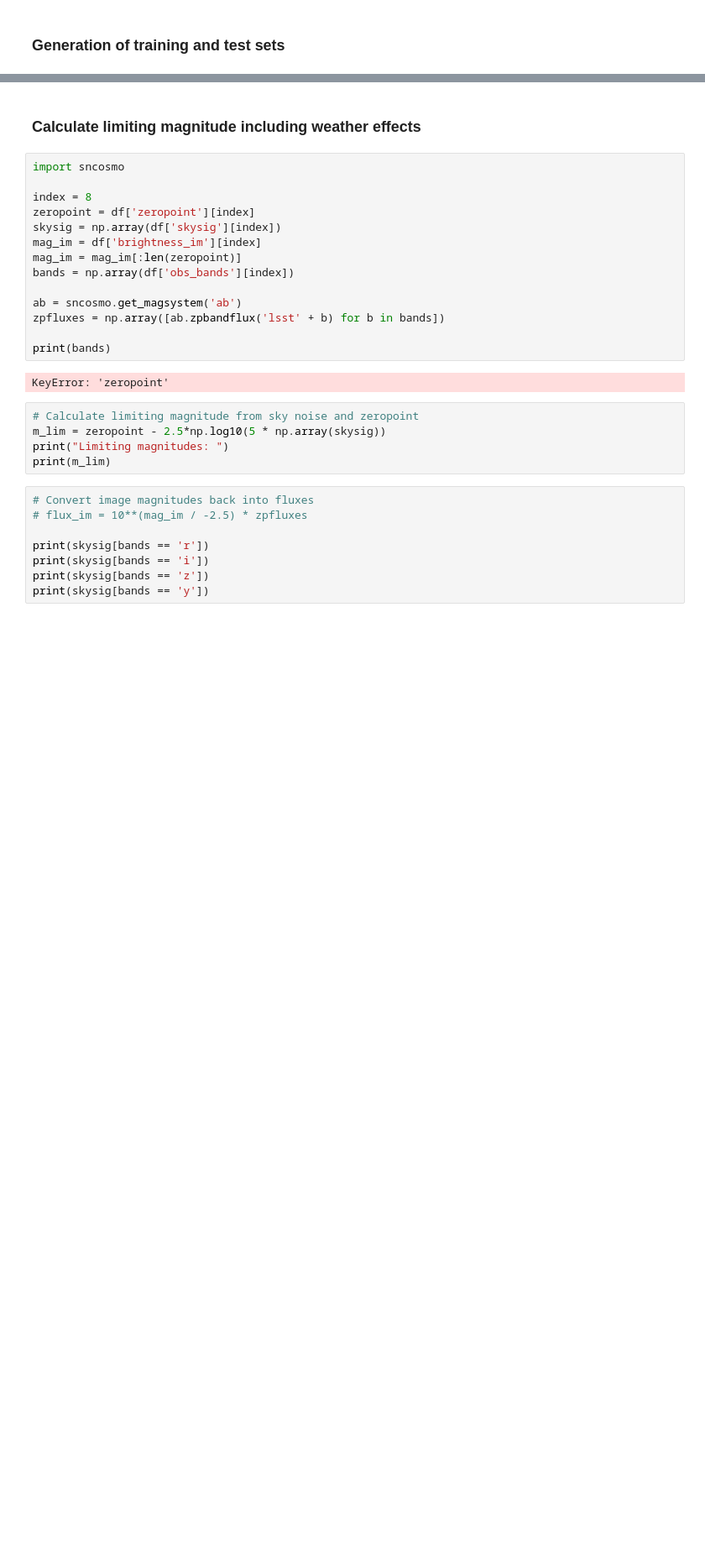
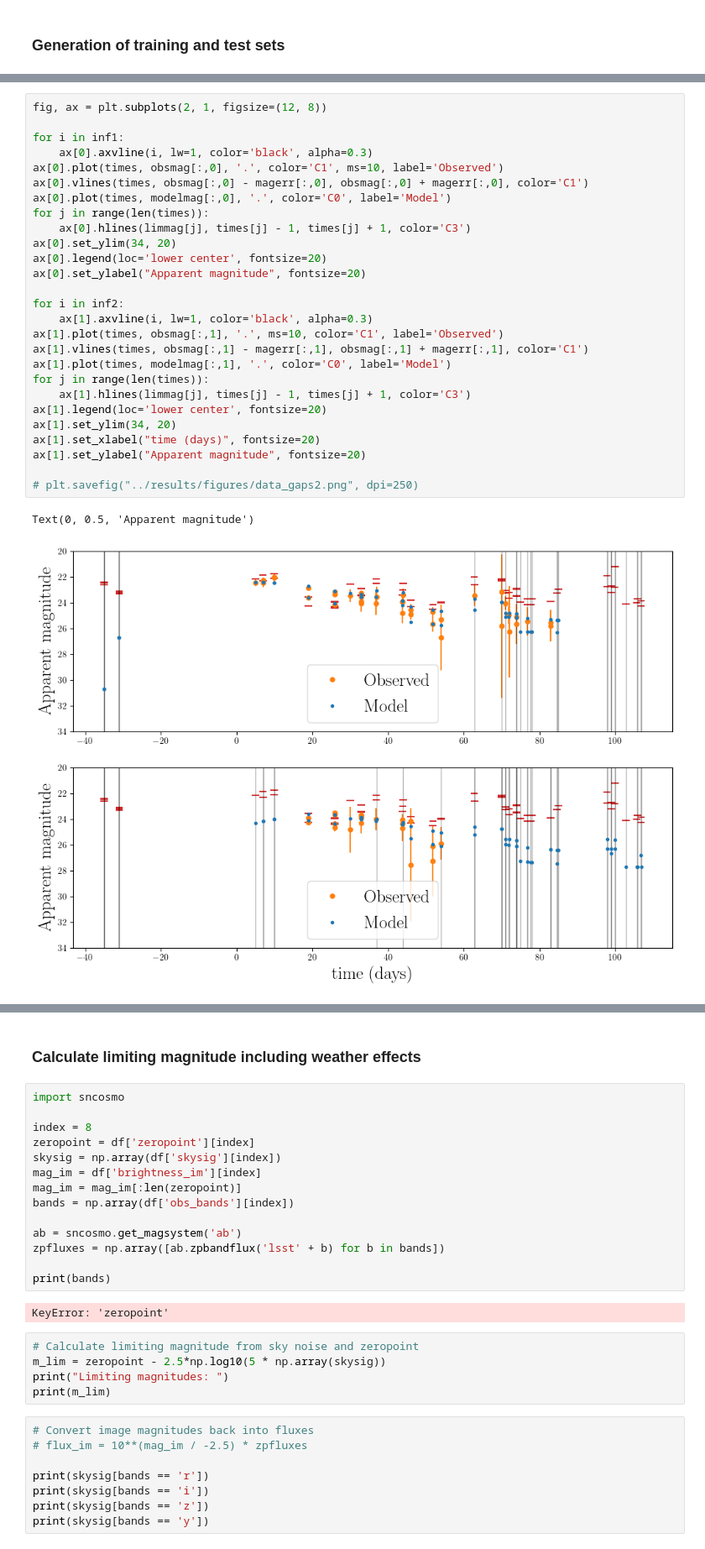
Before and after one commit to Nikki1510/lensed_supernova_simulator_tool, a Jupyter notebook: src/generate_data.ipynb, the cells around one changed output, grey strips where cells are left out. Shown at 84% size. Cells and saved outputs as stored; diff of their text form; blank space fills up the shorter version.

```diff
--- a/src/generate_data.ipynb
+++ b/src/generate_data.ipynb
@@ -116,0 +138,30 @@ print(timings)
+# %%
+fig, ax = plt.subplots(2, 1, figsize=(12, 8))
+
+for i in inf1:
+    ax[0].axvline(i, lw=1, color='black', alpha=0.3)
+ax[0].plot(times, obsmag[:,0], '.', color='C1', ms=10, label='Observed')
+ax[0].vlines(times, obsmag[:,0] - magerr[:,0], obsmag[:,0] + magerr[:,0], color='C1')
+ax[0].plot(times, modelmag[:,0], '.', color='C0', label='Model')
+for j in range(len(times)):
+    ax[0].hlines(limmag[j], times[j] - 1, times[j] + 1, color='C3')
+ax[0].set_ylim(34, 20)
+ax[0].legend(loc='lower center', fontsize=20)
+ax[0].set_ylabel("Apparent magnitude", fontsize=20)
+
+for i in inf2:
+    ax[1].axvline(i, lw=1, color='black', alpha=0.3)
+ax[1].plot(times, obsmag[:,1], '.', ms=10, color='C1', label='Observed')
+ax[1].vlines(times, obsmag[:,1] - magerr[:,1], obsmag[:,1] + magerr[:,1], color='C1')
+ax[1].plot(times, modelmag[:,1], '.', color='C0', label='Model')
+for j in range(len(times)):
+    ax[1].hlines(limmag[j], times[j] - 1, times[j] + 1, color='C3')
+ax[1].legend(loc='lower center', fontsize=20)
+ax[1].set_ylim(34, 20)
+ax[1].set_xlabel("time (days)", fontsize=20)
+ax[1].set_ylabel("Apparent magnitude", fontsize=20)
+
+# plt.savefig("../results/figures/data_gaps2.png", dpi=250)
+# %% [output]
+Text(0, 0.5, 'Apparent magnitude')
+[figure, added]
```
Also changed, not shown: parts of 12 cells of this notebook, 5 other files.
